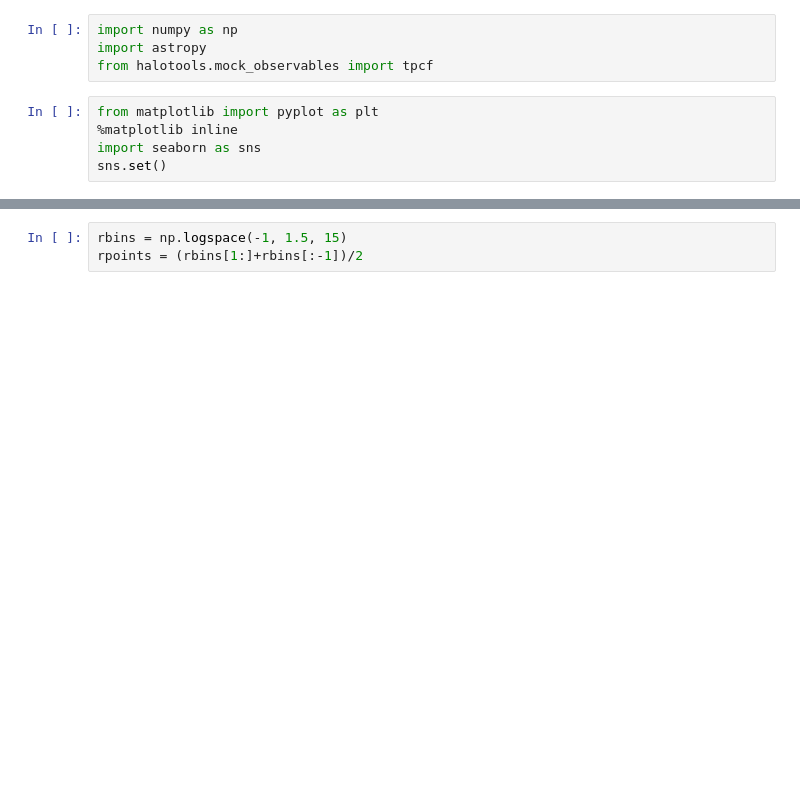
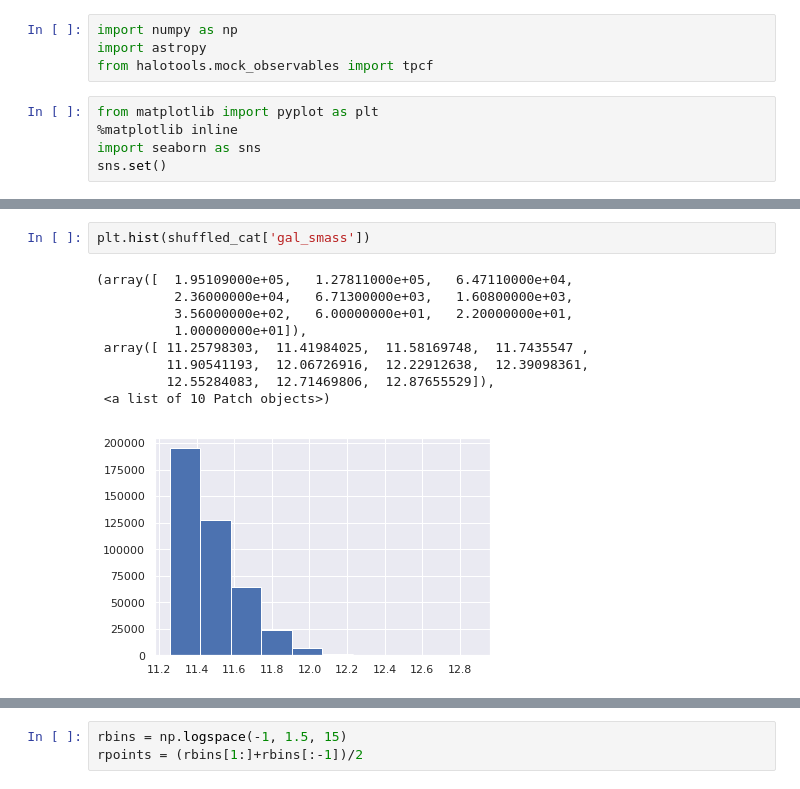
Before and after one commit to mclaughlin6464/pearce, a Jupyter notebook: notebooks/AB_tests/ZhongXu SHAM Clustering Comparison.ipynb, the cells around one changed output, grey strips where cells are left out. Cells and saved outputs as stored; diff of their text form; blank space fills up the shorter version.

```diff
--- a/notebooks/AB_tests/ZhongXu SHAM Clustering Comparison.ipynb
+++ b/notebooks/AB_tests/ZhongXu SHAM Clustering Comparison.ipynb
@@ -52,0 +40,12 @@ elif simname == 'multidark':
+# %%
+plt.hist(shuffled_cat['gal_smass'])
+# %% [output]
+(array([  1.95109000e+05,   1.27811000e+05,   6.47110000e+04,
+          2.36000000e+04,   6.71300000e+03,   1.60800000e+03,
+          3.56000000e+02,   6.00000000e+01,   2.20000000e+01,
+          1.00000000e+01]),
+ array([ 11.25798303,  11.41984025,  11.58169748,  11.7435547 ,
+         11.90541193,  12.06726916,  12.22912638,  12.39098361,
+         12.55284083,  12.71469806,  12.87655529]),
+ <a list of 10 Patch objects>)
+[figure, added]
```
Also changed, not shown: parts of 17 cells of this notebook, 14 other files.
